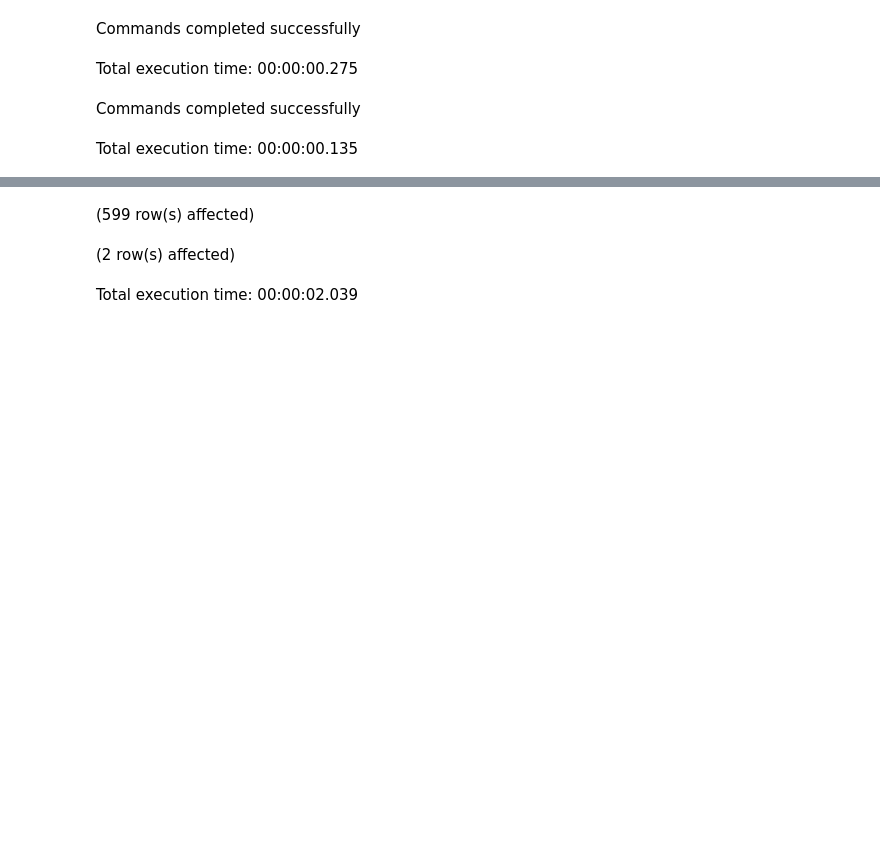
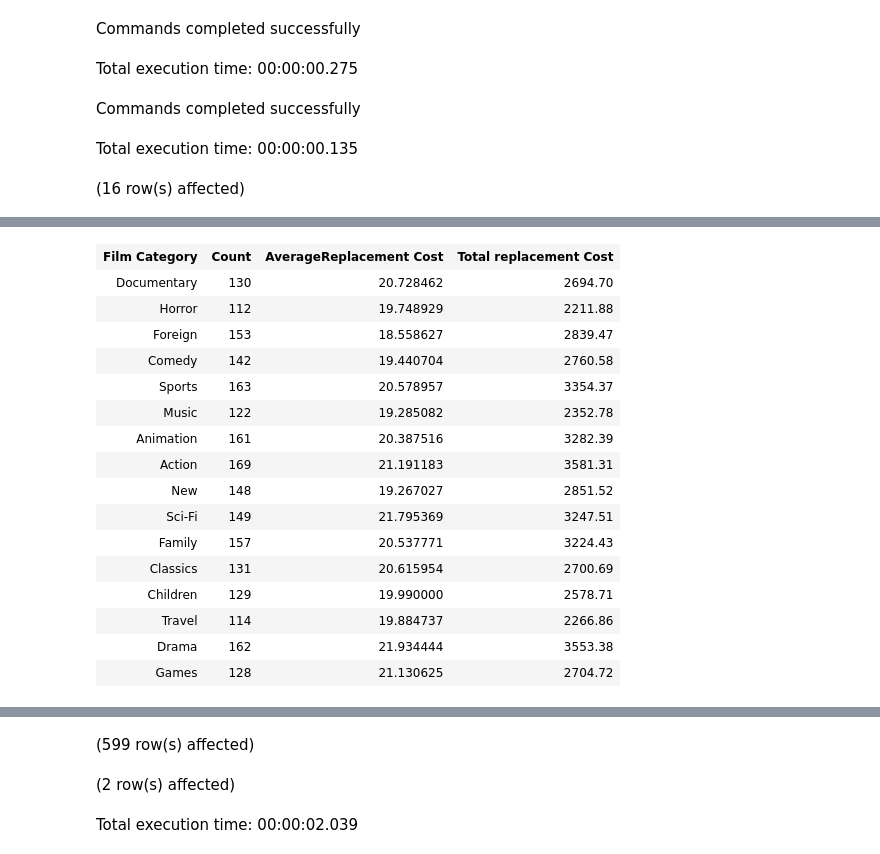
Before and after one commit to oladapo-joseph/movie_dataset, a Jupyter notebook: movie.ipynb, the cells around one changed output, grey strips where cells are left out. Saved outputs shown, nothing was run; the diff lists cells and outputs as text; code cells hidden in the pictures; blank space fills up the shorter version.

```diff
--- a/movie.ipynb
+++ b/movie.ipynb
@@ -368,3 +368,18 @@ REFERENCES film(film_id);
 # %% [output]
 Commands completed successfully
 Total execution time: 00:00:00.135
+# %%
+-- to see what the replacement cost is like for store 1
+
+select category.name as "Film Category", COUNT(inventory.film_id) as Count, AVG(replacement_cost)as "AverageReplacement Cost", SUM(replacement_cost) as "Total replacement Cost"
+from inventory
+join film
+on inventory.film_id=film.film_id
+join film_category
+on film_category.film_id = film.film_id
+join category
+on film_category.category_id =category.category_id
+WHERE inventory.store_id = 1
+group by film_category.category_id, inventory.store_id;
+# %% [output]
+(16 row(s) affected)
@@ -371 +387,18 @@ Total execution time: 00:00:00.135
+| Film Category | Count | AverageReplacement Cost | Total replacement Cost |
+| Documentary | 130 | 20.728462 | 2694.70 |
+| Horror | 112 | 19.748929 | 2211.88 |
+| Foreign | 153 | 18.558627 | 2839.47 |
+| Comedy | 142 | 19.440704 | 2760.58 |
+| Sports | 163 | 20.578957 | 3354.37 |
+| Music | 122 | 19.285082 | 2352.78 |
+| Animation | 161 | 20.387516 | 3282.39 |
+| Action | 169 | 21.191183 | 3581.31 |
+| New | 148 | 19.267027 | 2851.52 |
+| Sci-Fi | 149 | 21.795369 | 3247.51 |
+| Family | 157 | 20.537771 | 3224.43 |
+| Classics | 131 | 20.615954 | 2700.69 |
+| Children | 129 | 19.990000 | 2578.71 |
+| Travel | 114 | 19.884737 | 2266.86 |
+| Drama | 162 | 21.934444 | 3553.38 |
+| Games | 128 | 21.130625 | 2704.72 |
 # %%
```
Also changed, not shown: parts of 8 cells of this notebook, 2 other files.
